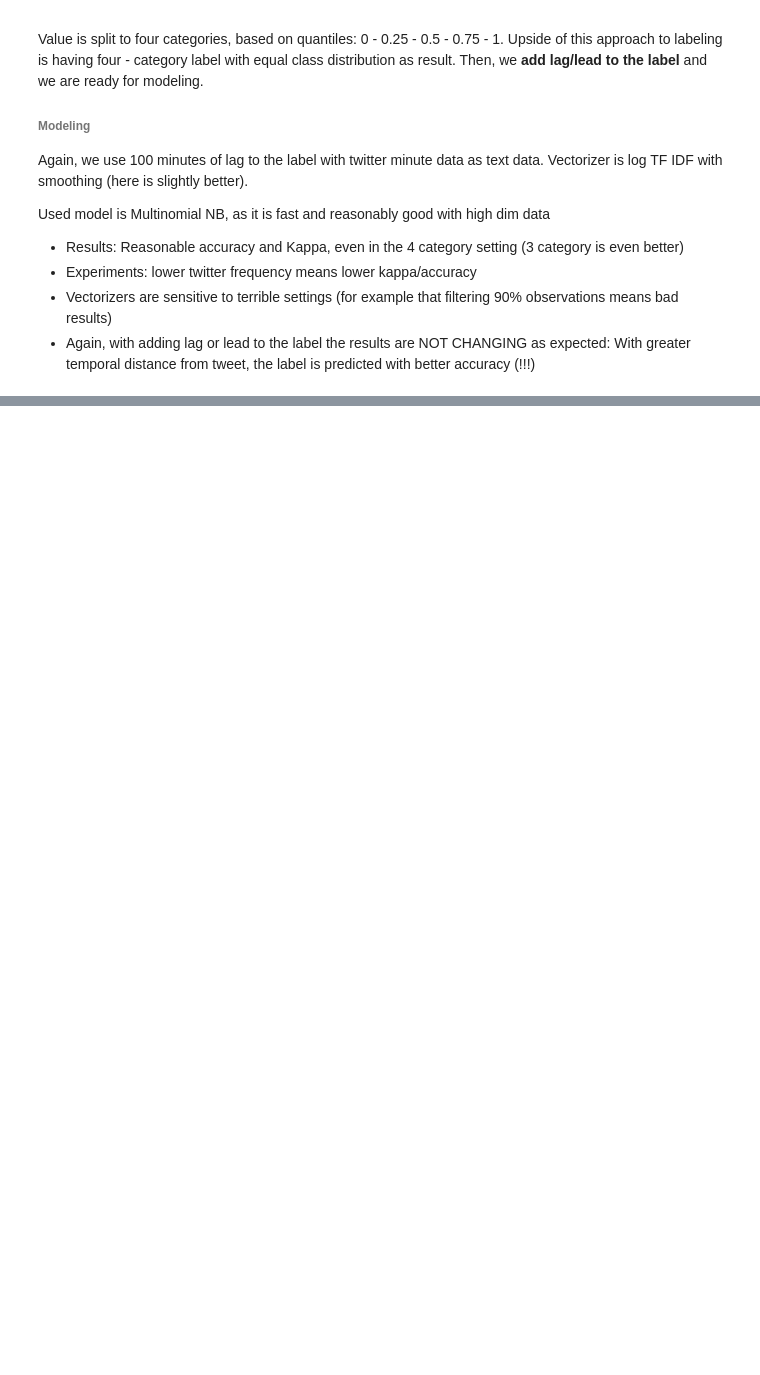
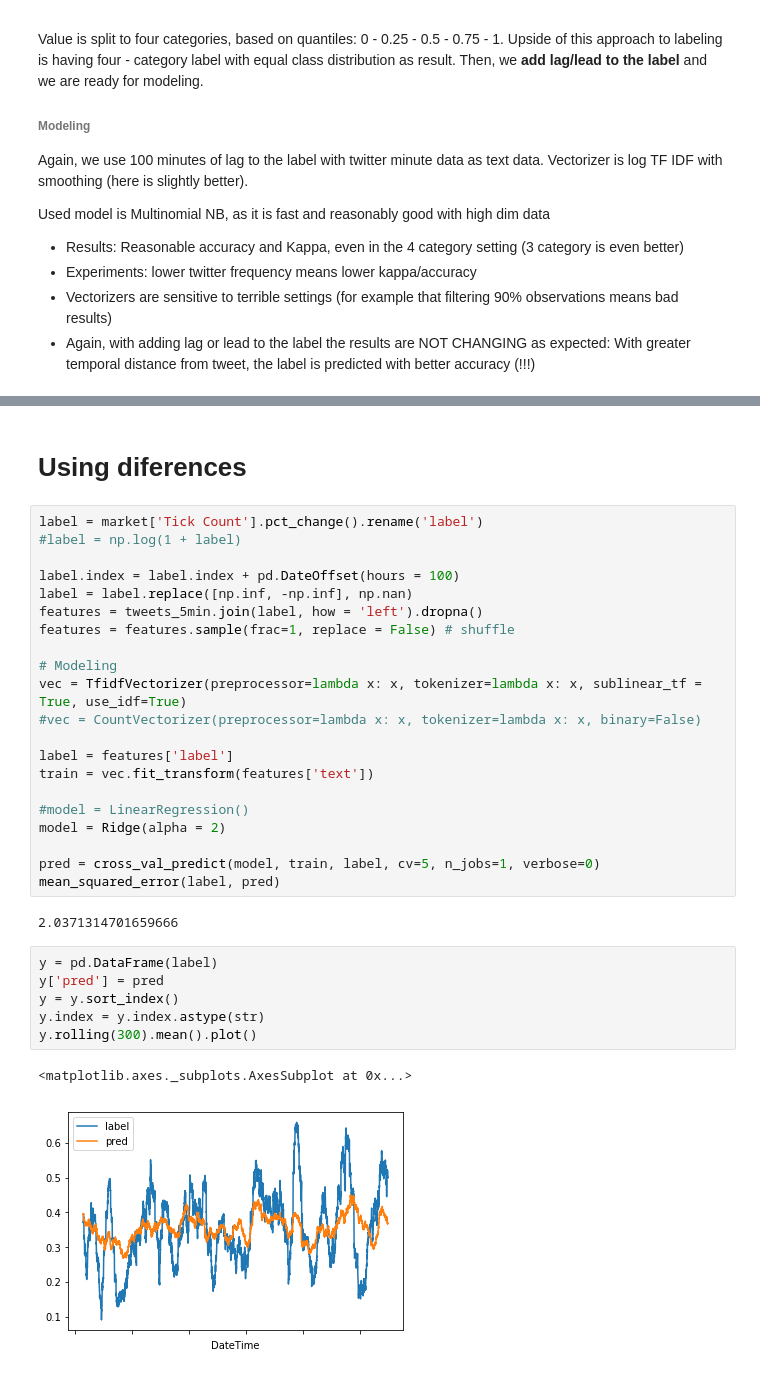
Before and after one commit to VojtechCermak/thesis-notebooks, a Jupyter notebook: 3. Market modeling/Experiment - Google.ipynb, the cells around one changed output, grey strips where cells are left out. Cells and saved outputs as stored; diff of their text form; blank space fills up the shorter version.

```diff
--- a/3. Market modeling/Experiment - Google.ipynb
+++ b/3. Market modeling/Experiment - Google.ipynb
@@ -196,0 +266,34 @@ accuracy: 0.3482678709370729
+# %% [markdown]
+# Using diferences
+# %%
+label = market['Tick Count'].pct_change().rename('label')
+#label = np.log(1 + label)
+
+label.index = label.index + pd.DateOffset(hours = 100)
+label = label.replace([np.inf, -np.inf], np.nan)
+features = tweets_5min.join(label, how = 'left').dropna()
+features = features.sample(frac=1, replace = False) # shuffle
+
+# Modeling
+vec = TfidfVectorizer(preprocessor=lambda x: x, tokenizer=lambda x: x, sublinear_tf = True, use_idf=True)
+#vec = CountVectorizer(preprocessor=lambda x: x, tokenizer=lambda x: x, binary=False)
+
+label = features['label']
+train = vec.fit_transform(features['text'])
+
+#model = LinearRegression()
+model = Ridge(alpha = 2)
+
+pred = cross_val_predict(model, train, label, cv=5, n_jobs=1, verbose=0)
+mean_squared_error(label, pred)
+# %% [output]
+2.0371314701659666
+# %%
+y = pd.DataFrame(label)
+y['pred'] = pred
+y = y.sort_index()
+y.index = y.index.astype(str)
+y.rolling(300).mean().plot()
+# %% [output]
+<matplotlib.axes._subplots.AxesSubplot at 0x...>
+[figure, added]
```
Also changed, not shown: parts of 16 cells of this notebook.
